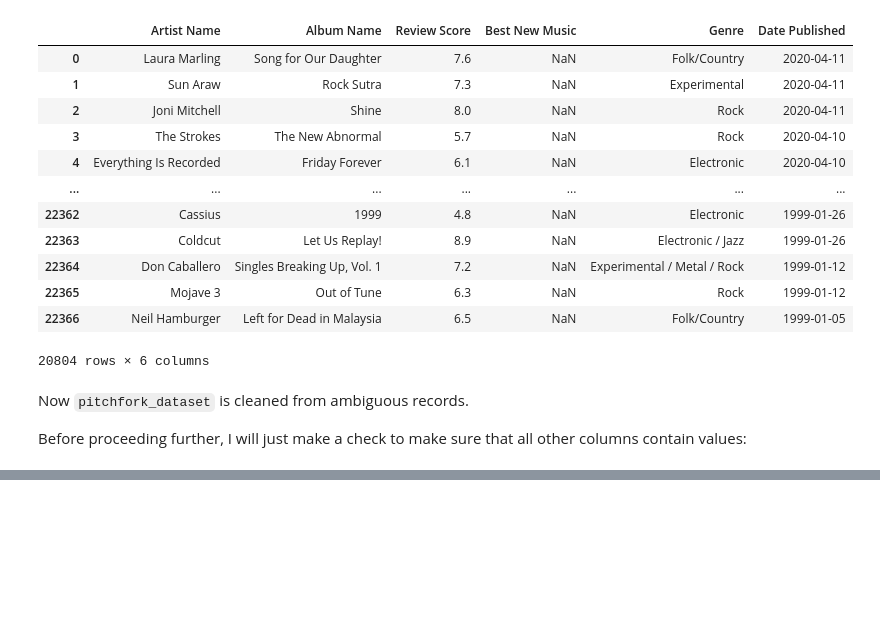
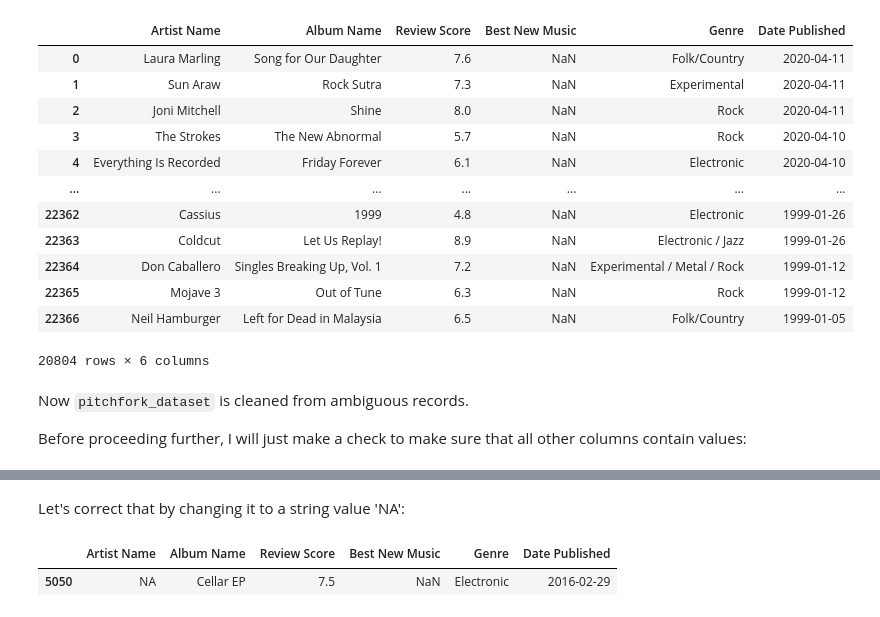
Before and after one commit to glbshv/Pitchfork-project, a Jupyter notebook: 03_Pitchfork_data_analysis.ipynb, the cells around one changed output, grey strips where cells are left out. Drawn from its saved outputs; the diff is of its cells as text; code cells hidden in the pictures; blank space fills up the shorter version.

```diff
--- a/03_Pitchfork_data_analysis.ipynb
+++ b/03_Pitchfork_data_analysis.ipynb
@@ -282,0 +302,8 @@ Before proceeding further, I will just make a check to make sure that all other
+# %% [markdown]
+Let's correct that by changing it to a string value 'NA':
+# %%
+pitchfork_dataset.loc[5050, 'Artist Name'] = 'NA'
+pitchfork_dataset.loc[[5050]]
+# %% [output]
+|  | Artist Name | Album Name | Review Score | Best New Music | Genre | Date Published |
+| 5050 | NA | Cellar EP | 7.5 | NaN | Electronic | 2016-02-29 |
```
Also changed, not shown: parts of 10 cells of this notebook.
